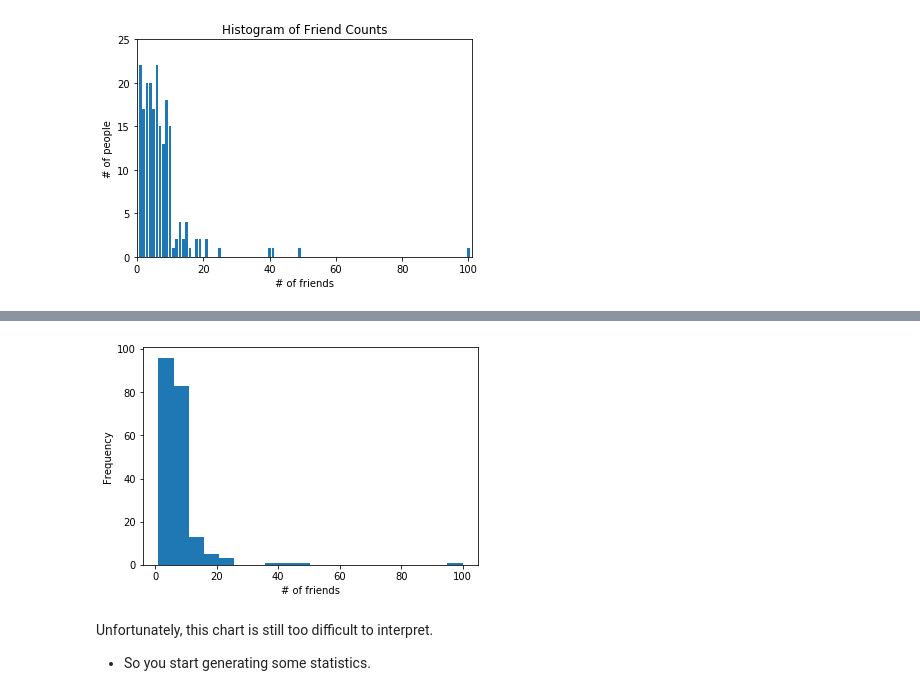
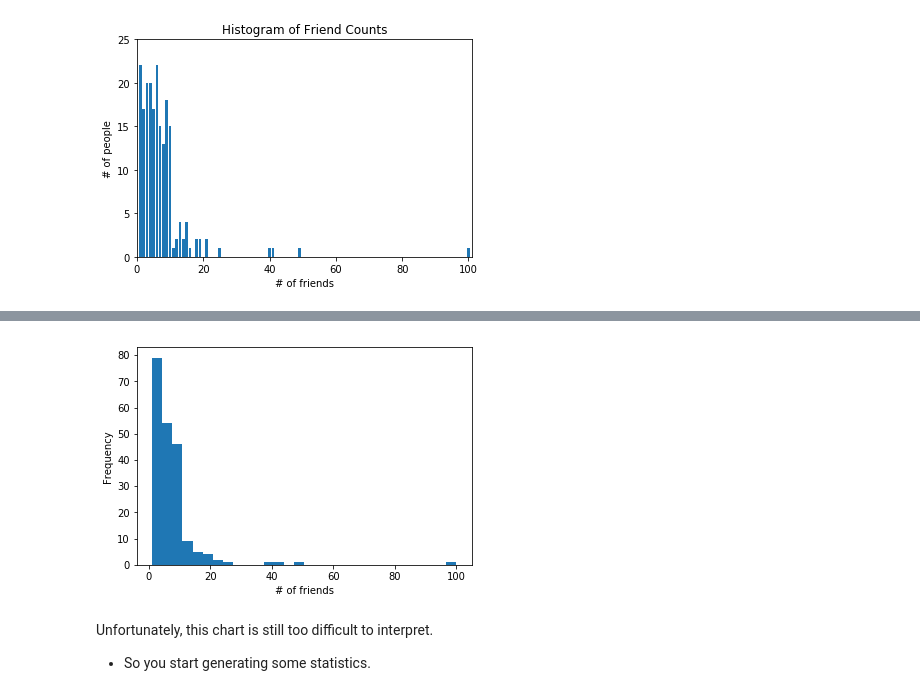
Before and after one commit to SocratesClub/datascience, a Jupyter notebook: 3.scratch/code-python3/5.statistics.ipynb, the cells around one changed output, grey strips where cells are left out. Saved outputs shown, nothing was run; the diff lists cells and outputs as text; code cells hidden in the pictures.

```diff
--- a/3.scratch/code-python3/5.statistics.ipynb
+++ b/3.scratch/code-python3/5.statistics.ipynb
@@ -46,10 +100,10 @@ plt.show()
 # %%
-plt.hist(num_friends, bins= 20)
+plt.hist(num_friends, bins= 30)
 plt.xlabel("# of friends")
 plt.ylabel('Frequency')
 plt.show()
 # %% [output]
-[figure, old version]
+[figure, new version]
 # %% [markdown]
 Unfortunately, this chart is still too difficult to interpret.
 - So you start generating some statistics.
```
Also changed, not shown: parts of 18 cells of this notebook, 6 other files.
